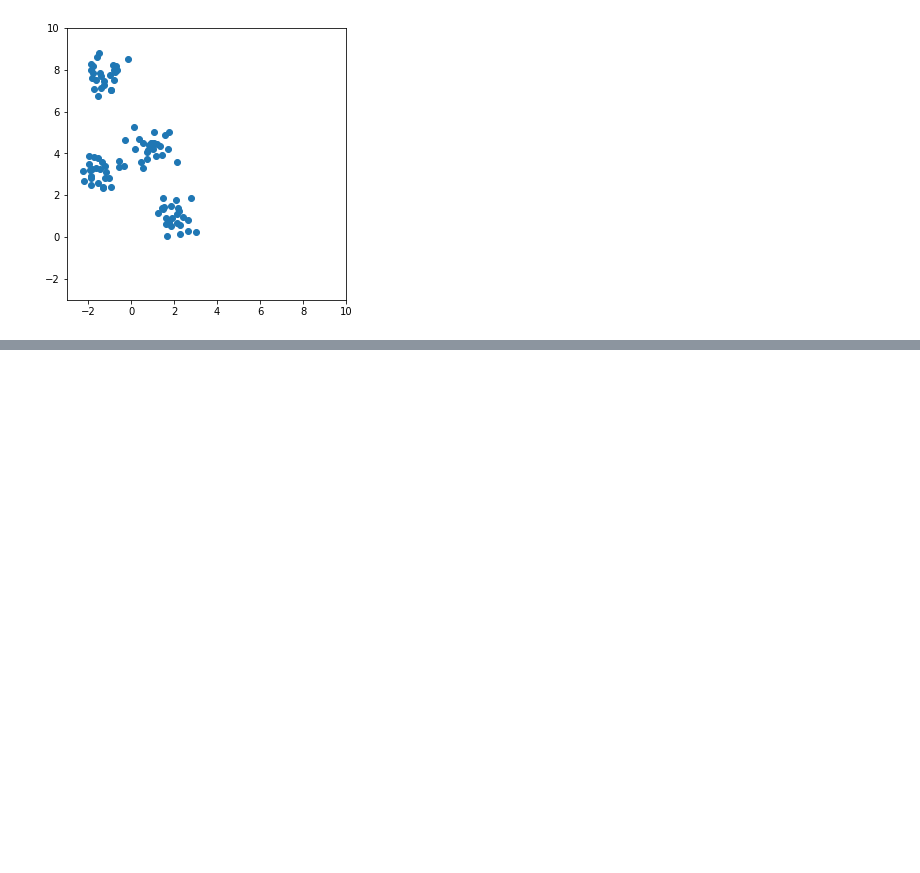
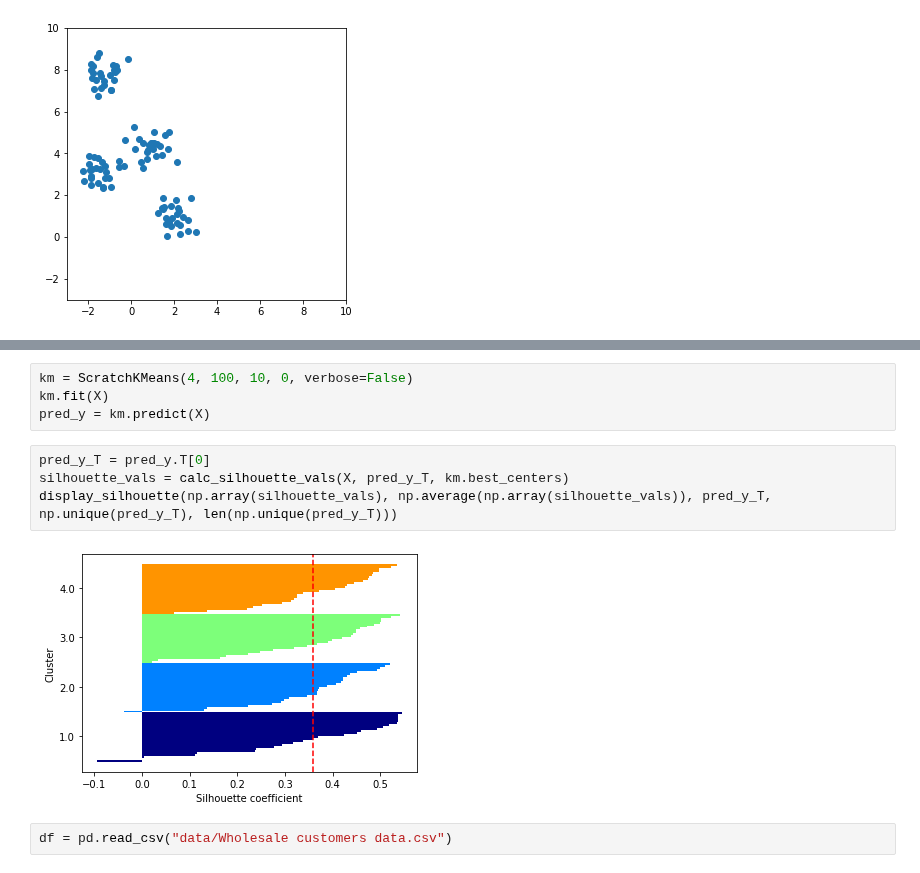
Before and after one commit to yutoJ/ml-learning, a Jupyter notebook: scratch_k-means.ipynb, the cells around one changed output, grey strips where cells are left out. Drawn from its saved outputs; the diff is of its cells as text; blank space fills up the shorter version.

```diff
--- a/scratch_k-means.ipynb
+++ b/scratch_k-means.ipynb
@@ -131,0 +220,12 @@ display_plot(X, km)
+# %%
+km = ScratchKMeans(4, 100, 10, 0, verbose=False)
+km.fit(X)
+pred_y = km.predict(X)
+# %%
+pred_y_T = pred_y.T[0]
+silhouette_vals = calc_silhouette_vals(X, pred_y_T, km.best_centers)
+display_silhouette(np.array(silhouette_vals), np.average(np.array(silhouette_vals)), pred_y_T, np.unique(pred_y_T), len(np.unique(pred_y_T)))
+# %% [output]
+[figure, added]
+# %%
+df = pd.read_csv("data/Wholesale customers data.csv")
```
Also changed, not shown: parts of 66 cells of this notebook.
